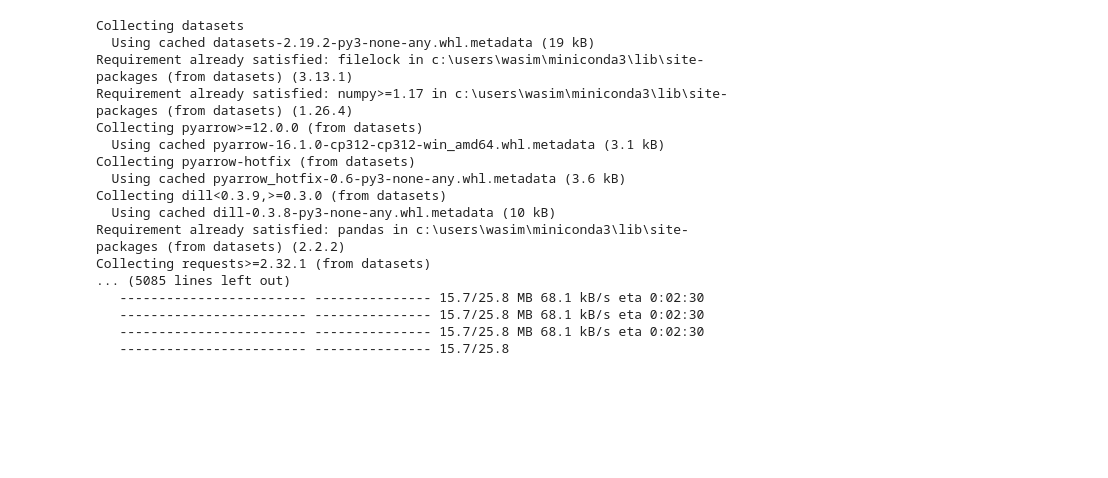
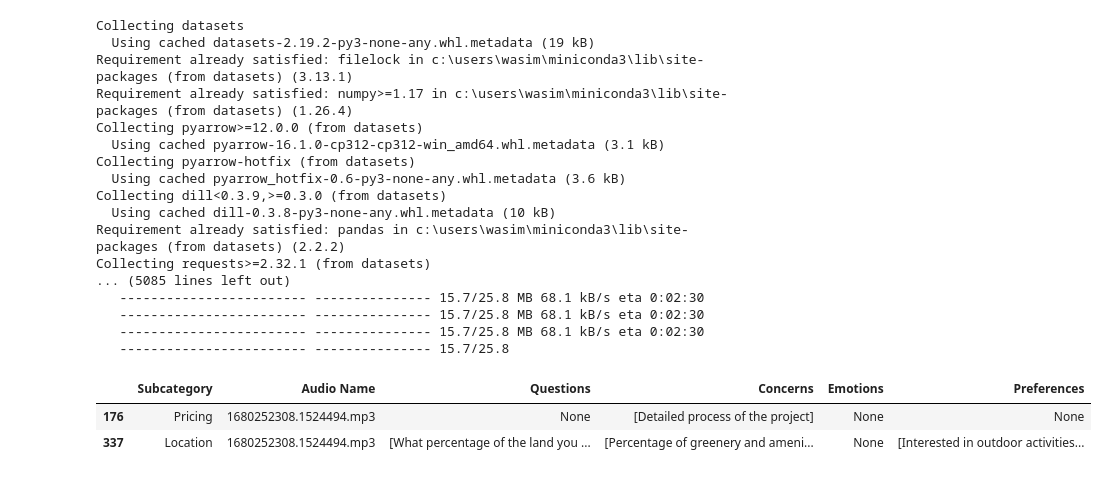
Before and after one commit to wasimmadha/real-state-audio-analysis, a Jupyter notebook: test.ipynb, the cells around one changed output. Drawn from its saved outputs; the diff is of its cells as text; code cells hidden in the pictures; blank space fills up the shorter version.

```diff
--- a/test.ipynb
+++ b/test.ipynb
@@ -132,0 +159,8 @@ Collecting requests>=2.32.1 (from datasets)
+# %%
+audio_df = audio_df[(audio_df["Audio Name"] == '1680252308.1524494.mp3') & (audio_df["Subcategory"].isin(['Pricing', 'Location']))]
+# %%
+audio_df
+# %% [output]
+|  | Subcategory | Audio Name | Questions | Concerns | Emotions | Preferences |
+| 176 | Pricing | 1680252308.1524494.mp3 | None | [Detailed process of the project] | None | None |
+| 337 | Location | 1680252308.1524494.mp3 | [What percentage of the land you ... | [Percentage of greenery and ameni... | None | [Interested in outdoor activities... |
```
Also changed, not shown: parts of 16 cells of this notebook, 5 other files.
